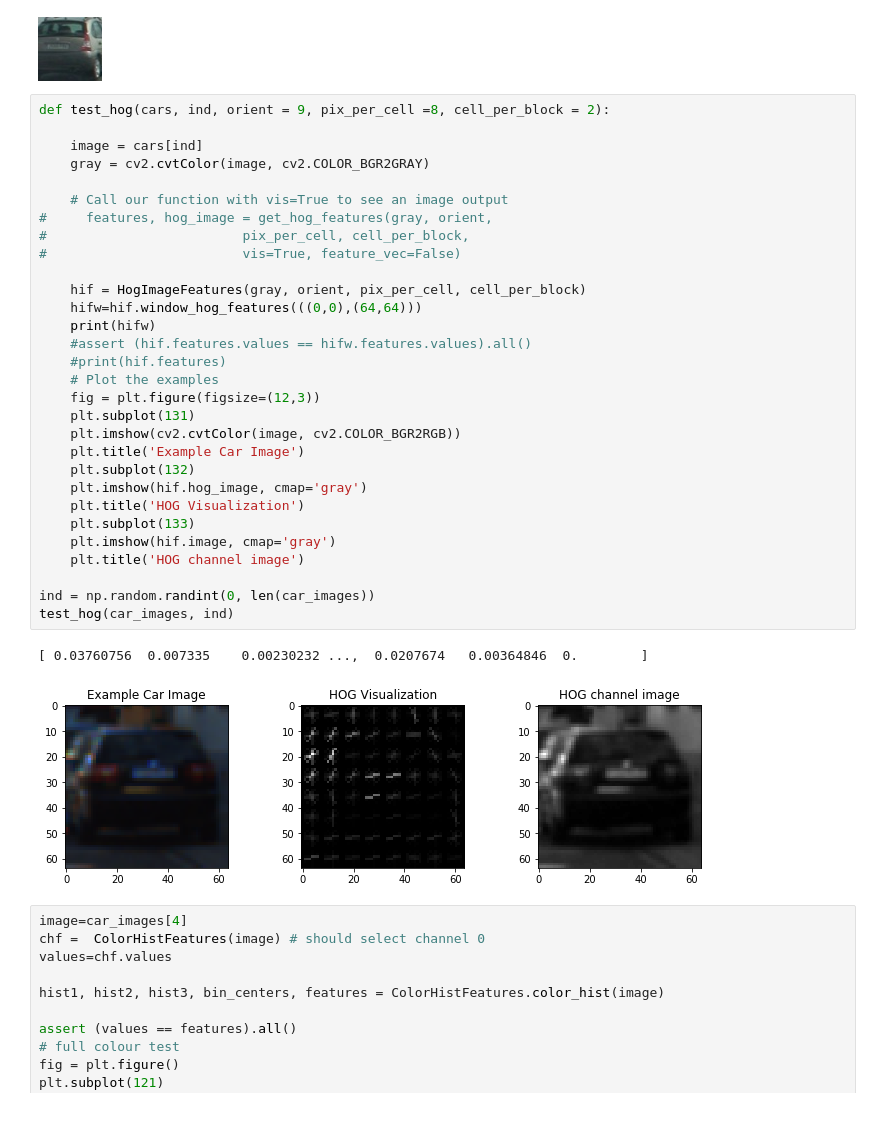
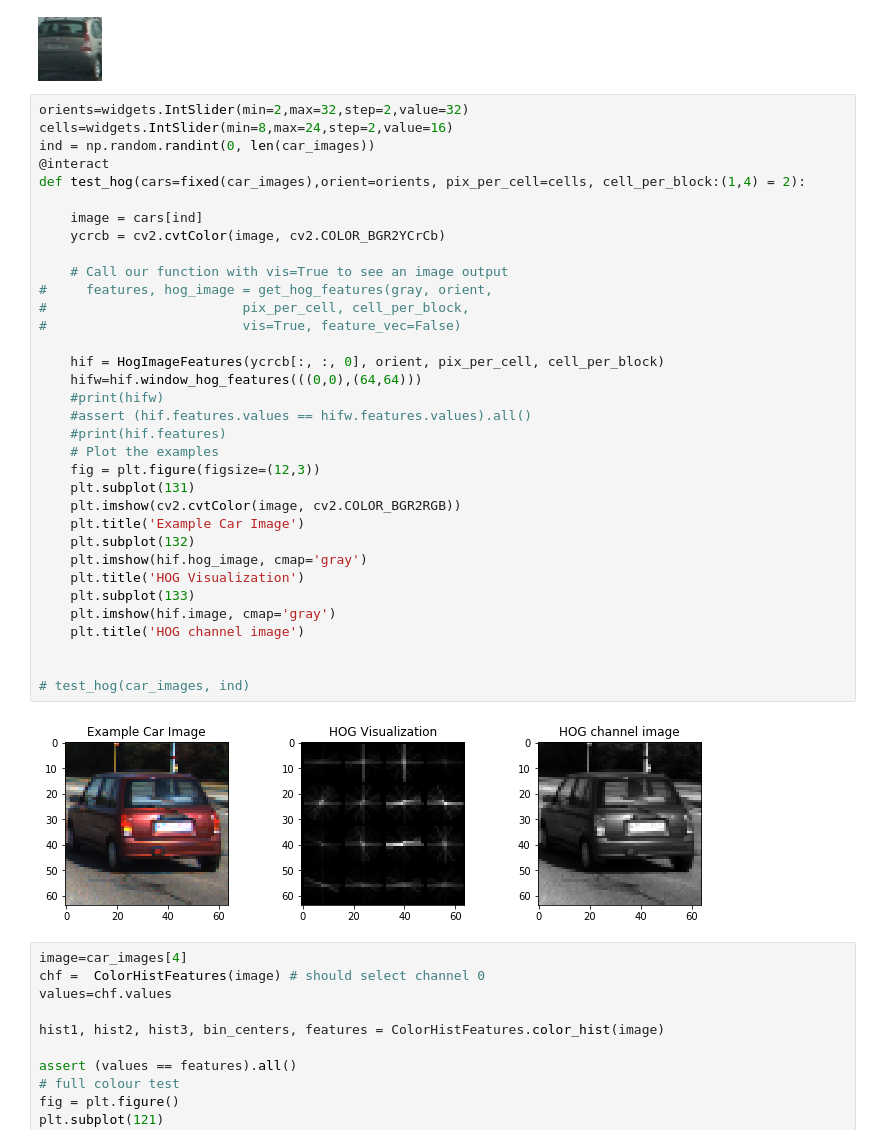
Before and after one commit to hortovanyi/udacity-vehicle-detection-project, a Jupyter notebook: Data Exploration.ipynb, the cells around one changed output. Saved outputs shown, nothing was run; the diff lists cells and outputs as text; blank space fills up the shorter version.

```diff
--- a/Data Exploration.ipynb
+++ b/Data Exploration.ipynb
@@ -73,38 +74,41 @@ arr2img(cv2.cvtColor(car_images[900],cv2.COLOR_BGR2RGB))
 # %% [output]
 [figure]
 # %%
-def test_hog(cars, ind, orient = 9, pix_per_cell =8, cell_per_block = 2):
+orients=widgets.IntSlider(min=2,max=32,step=2,value=32)
+cells=widgets.IntSlider(min=8,max=24,step=2,value=16)
+ind = np.random.randint(0, len(car_images))
+@interact
+def test_hog(cars=fixed(car_images),orient=orients, pix_per_cell=cells, cell_per_block:(1,4) = 2):
 
     image = cars[ind]
-    gray = cv2.cvtColor(image, cv2.COLOR_BGR2GRAY)
+    ycrcb = cv2.cvtColor(image, cv2.COLOR_BGR2YCrCb)
 
     # Call our function with vis=True to see an image output
 #     features, hog_image = get_hog_features(gray, orient,
 #                         pix_per_cell, cell_per_block,
 #                         vis=True, feature_vec=False)
 
-    hif = HogImageFeatures(gray, orient, pix_per_cell, cell_per_block)
+    hif = HogImageFeatures(ycrcb[:, :, 0], orient, pix_per_cell, cell_per_block)
     hifw=hif.window_hog_features(((0,0),(64,64)))
-    print(hifw)
+    #print(hifw)
     #assert (hif.features.values == hifw.features.values).all()
     #print(hif.features)
     # Plot the examples
     fig = plt.figure(figsize=(12,3))
     plt.subplot(131)
     plt.imshow(cv2.cvtColor(image, cv2.COLOR_BGR2RGB))
     plt.title('Example Car Image')
     plt.subplot(132)
     plt.imshow(hif.hog_image, cmap='gray')
     plt.title('HOG Visualization')
     plt.subplot(133)
     plt.imshow(hif.image, cmap='gray')
     plt.title('HOG channel image')
 
-ind = np.random.randint(0, len(car_images))
-test_hog(car_images, ind)
+
+# test_hog(car_images, ind)
 # %% [output]
-[ 0.03760756  0.007335    0.00230232 ...,  0.0207674   0.00364846  0.        ]
-[figure, old version]
+[figure, new version]
 # %%
 image=car_images[4]
 chf =  ColorHistFeatures(image) # should select channel 0
```
Also changed, not shown: parts of 13 cells of this notebook, 6 other files.
